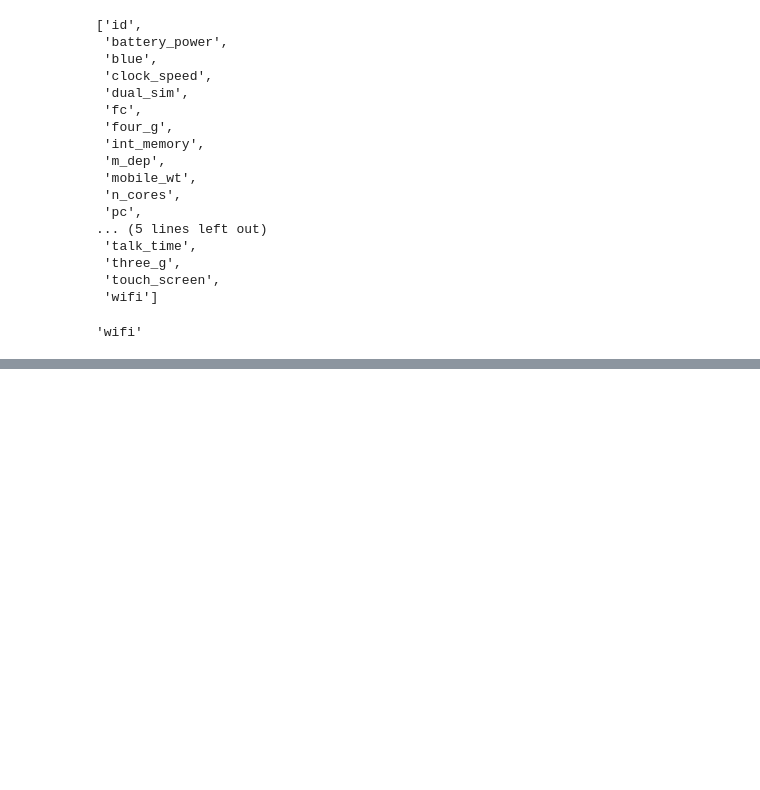
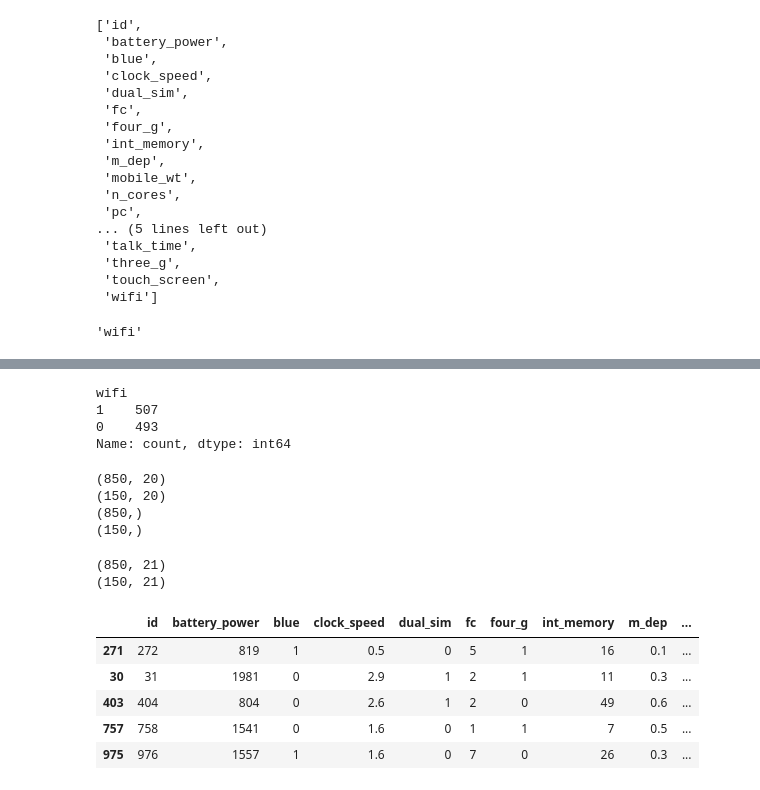
Before and after one commit to Subratkb02/Sagemaker_implementation, a Jupyter notebook: sagemaker_example.ipynb, the cells around one changed output, grey strips where cells are left out. Saved outputs shown, nothing was run; the diff lists cells and outputs as text; code cells hidden in the pictures; blank space fills up the shorter version.

```diff
--- a/sagemaker_example.ipynb
+++ b/sagemaker_example.ipynb
@@ -12,7 +12,7 @@ print("Using bucket " + bucket)
 # %% [output]
 Using bucket retailsbucketpro
 # %%
-df = pd.read_csv("test.csv")
+df = pd.read_csv("mob_classification.csv")
 # %%
 df.head()
 # %% [output]
@@ -86,3 +100,6 @@ label = features.pop(-1)
 label
 # %% [output]
 'wifi'
+# %%
+x = df[features]
+y = df[label]
@@ -88,0 +128,40 @@ label
+# %%
+y.value_counts()
+# %% [output]
+wifi
+1    507
+0    493
+Name: count, dtype: int64
+# %%
+X_train, X_test, y_train, y_test = train_test_split(x, y, test_size=0.15, random_state=0)
+# %%
+print(X_train.shape)
+print(X_test.shape)
+print(y_train.shape)
+print(y_test.shape)
+# %% [output]
+(850, 20)
+(150, 20)
+(850,)
+(150,)
+# %%
+trainX = pd.DataFrame(X_train)
+trainX[label] = y_train
+
+testX = pd.DataFrame(X_test)
+testX[label] = y_test
+# %%
+print(trainX.shape)
+print(testX.shape)
+# %% [output]
+(850, 21)
+(150, 21)
+# %%
+trainX.head()
+# %% [output]
+|  | id | battery_power | blue | clock_speed | dual_sim | fc | four_g | int_memory | m_dep | ... |
+| 271 | 272 | 819 | 1 | 0.5 | 0 | 5 | 1 | 16 | 0.1 | ... |
+| 30 | 31 | 1981 | 0 | 2.9 | 1 | 2 | 1 | 11 | 0.3 | ... |
+| 403 | 404 | 804 | 0 | 2.6 | 1 | 2 | 0 | 49 | 0.6 | ... |
+| 757 | 758 | 1541 | 0 | 1.6 | 0 | 1 | 1 | 7 | 0.5 | ... |
+| 975 | 976 | 1557 | 1 | 1.6 | 0 | 7 | 0 | 26 | 0.3 | ... |
```
Also changed, not shown: parts of 20 cells of this notebook, 4 other files.
